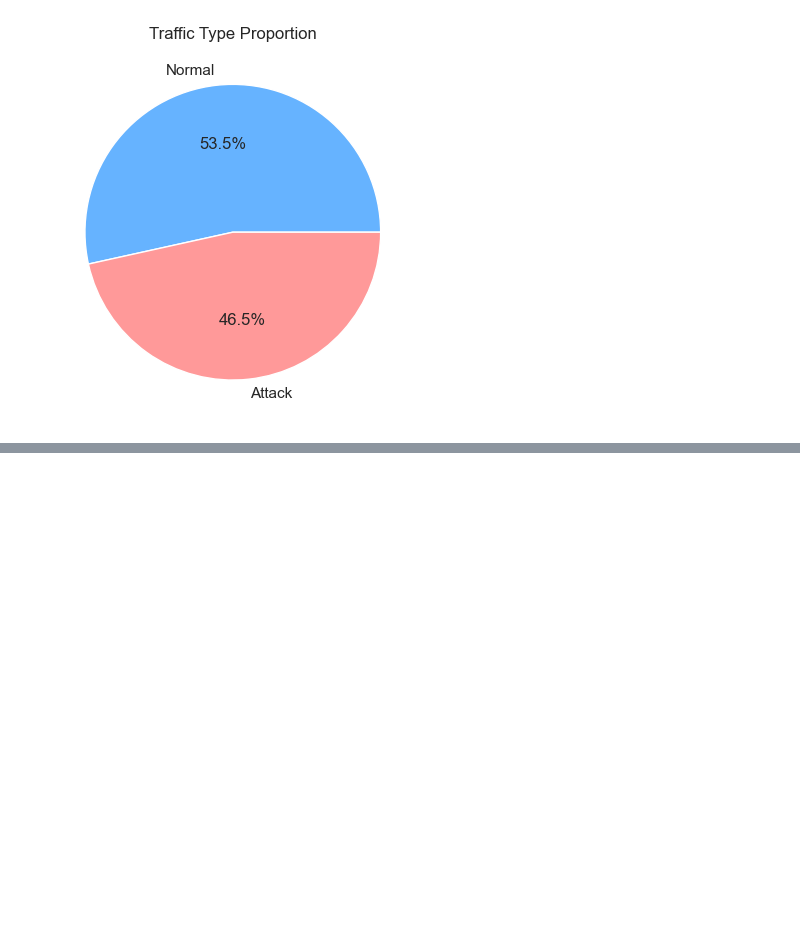
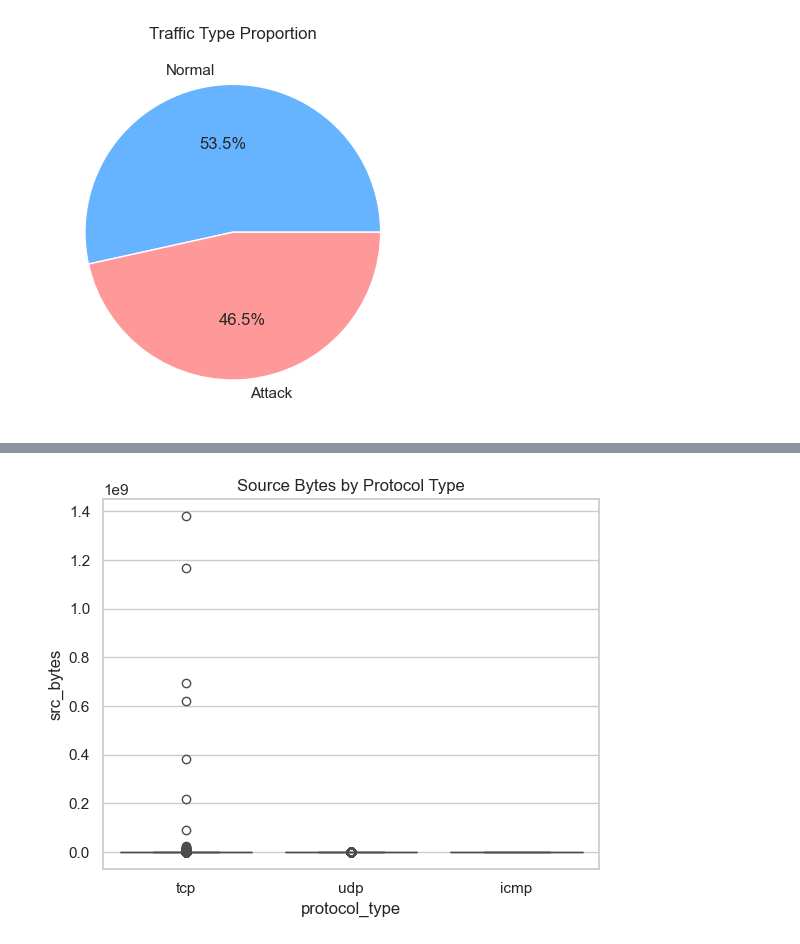
Before and after one commit to SpringBoardMentor193s/SentinelNet_Oct_Batch, a Jupyter notebook: main.ipynb, the cells around one changed output, grey strips where cells are left out. Saved outputs shown, nothing was run; the diff lists cells and outputs as text; code cells hidden in the pictures; blank space fills up the shorter version.

```diff
--- a/main.ipynb
+++ b/main.ipynb
@@ -293,0 +323,6 @@ plt.show()
+# %%
+sns.boxplot(x='protocol_type', y='src_bytes', data=train_df)
+plt.title("Source Bytes by Protocol Type")
+plt.show()
+# %% [output]
+[figure, added]
```
Also changed, not shown: parts of 14 cells of this notebook.
